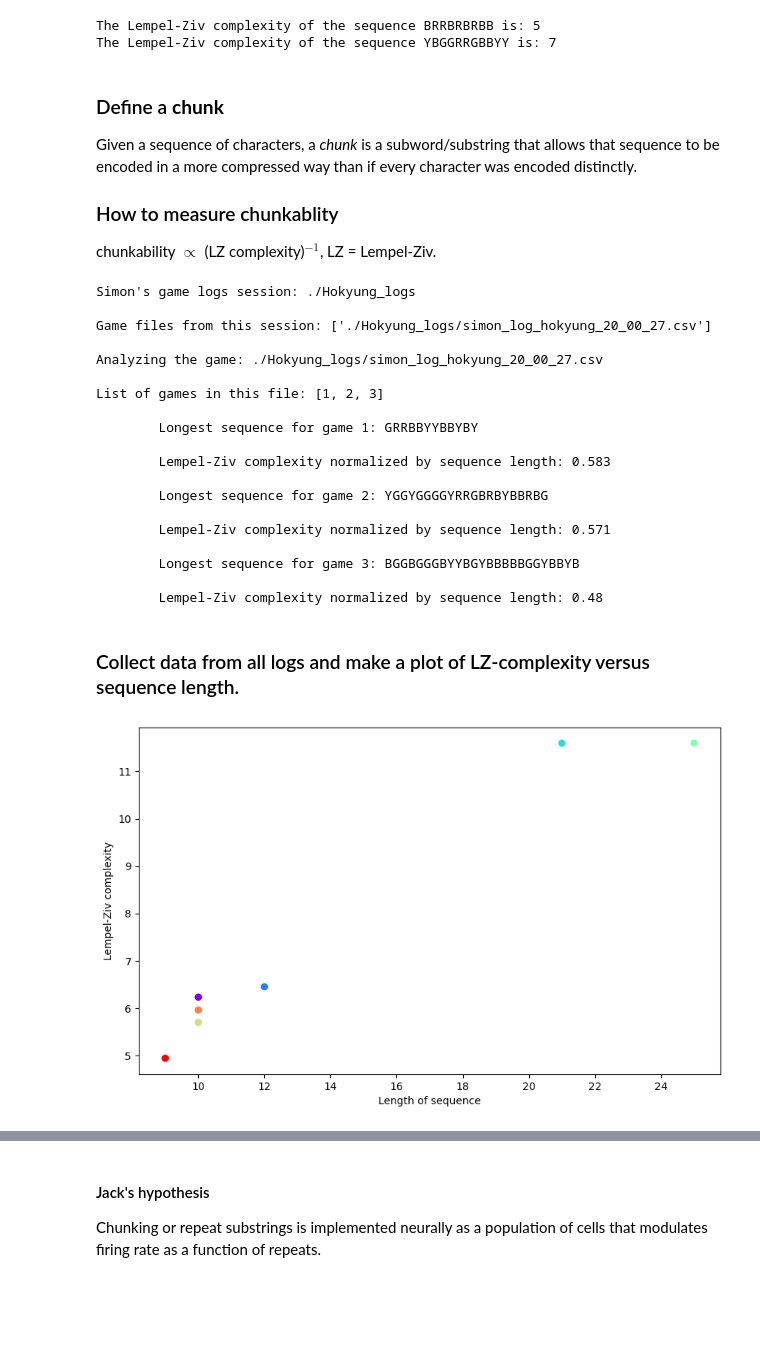
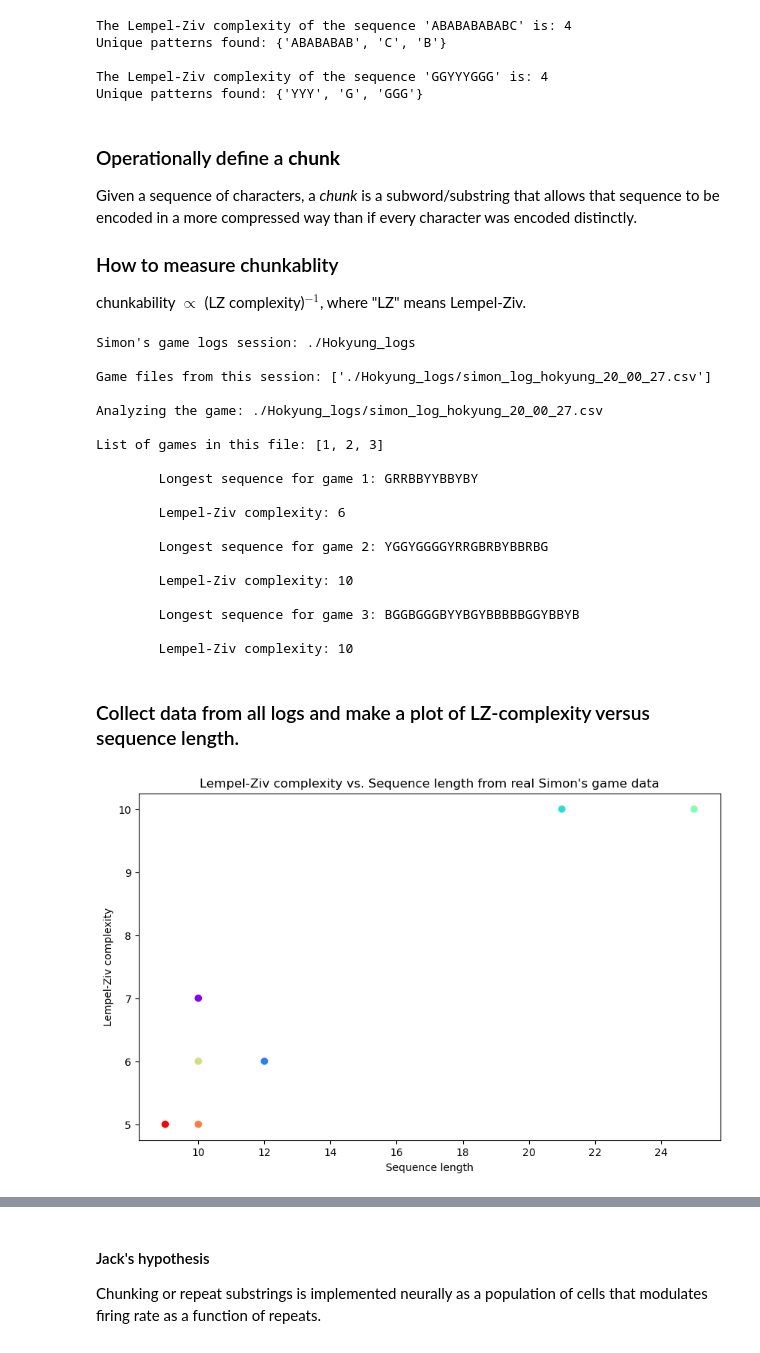
Before and after one commit to qsimeon/PSY1401Projects, a Jupyter notebook: final_project/LempelZivScheme.ipynb, the cells around one changed output, grey strips where cells are left out. Cells and saved outputs as stored; diff of their text form; code cells hidden in the pictures; blank space fills up the shorter version.

```diff
--- a/final_project/LempelZivScheme.ipynb
+++ b/final_project/LempelZivScheme.ipynb
@@ -13,45 +158,30 @@ For sequences derived from an alphabet larger than binary, you simply ensure tha
 # %%
-def lempel_ziv_complexity(sequence):
-    i, l = 0, 1
-    s = 0  # complexity
-    sub_strings = set()
-
-    while i + l <= len(sequence):
-        w = sequence[i : i + l]
-        if w not in sub_strings:
-            sub_strings.add(w)
-            i = i + l
-            l = 1
-            s += 1
-        else:
-            l += 1
-
-    return s
-
+# Testing with returning the unique patterns found
 
 # Example usage:
-sequence = "BRRBRBRBB"  # binary
-lz_complexity = lempel_ziv_complexity(sequence)
-print(f"The Lempel-Ziv complexity of the sequence {sequence} is: {lz_complexity}")
+sequence = "ABABABABABC"
+lz_complexity, patterns = lempel_ziv_complexity(sequence, return_patterns=True)
+print(f"The Lempel-Ziv complexity of the sequence '{sequence}' is {lz_complexity}")
+print(f"Unique patterns found: {patterns}\n")
 
 # Example usage:
-sequence = "YBGGRRGBBYY"  # quarternary
-lz_complexity = lempel_ziv_complexity(sequence)
-print(f"The Lempel-Ziv complexity of the sequence {sequence} is: {lz_complexity}")
+sequence = "GGYYYGGG"
+lz_complexity, patterns = lempel_ziv_complexity(sequence, return_patterns=True)
+print(f"The Lempel-Ziv complexity of the sequence '{sequence}' is {lz_complexity}")
+print(f"Unique patterns found: {patterns}\n")
 # %% [output]
-The Lempel-Ziv complexity of the sequence BRRBRBRBB is: 5
-The Lempel-Ziv complexity of the sequence YBGGRRGBBYY is: 7
+The Lempel-Ziv complexity of the sequence 'ABABABABABC' is: 4
+Unique patterns found: {'ABABABAB', 'C', 'B'}
+
+The Lempel-Ziv complexity of the sequence 'GGYYYGGG' is: 4
+Unique patterns found: {'YYY', 'G', 'GGG'}
 # %% [markdown]
-### Define a **chunk**
+### Operationally define a **chunk**
 Given a sequence of characters, a _chunk_ is a subword/substring that allows that sequence to be encoded in a more compressed way than if every character was encoded distinctly.
 
 ### How to measure chunkablity
-chunkability $\propto$ (LZ complexity)${}^{-1}$, LZ =  Lempel-Ziv.
+chunkability $\propto$ (LZ complexity)${}^{-1}$, where "LZ" means Lempel-Ziv.
 # %%
-import os
-import pandas as pd
-
-
 def parse_simon_game_csv(filepath):
     # Parse the CSV file and convert the color names to single characters
     dataframe = pd.read_csv(filepath)
@@ -120,9 +250,9 @@ print(f"List of games in this file: {list(game_sequences.keys())}\n")
 
 for game_number in game_sequences.keys():
     sequence = game_sequences[game_number]["longest_sequence"]
-    print(f"\tLongest sequence for game {game_number}: {sequence}\n")
-    lz_score = round(lempel_ziv_complexity(sequence) / len(sequence), 3)
-    print(f"\tLempel-Ziv complexity normalized by sequence length: {lz_score}\n")
+    print(f"\tLongest sequence game {game_number}: {sequence}\n")
+    lz_score = round(lempel_ziv_complexity(sequence), 3)
+    print(f"\tLempel-Ziv complexity: {lz_score}\n")
 # %% [output]
 Simon's game logs session: ./Hokyung_logs
 
@@ -134,40 +264,37 @@ List of games in this file: [1, 2, 3]
 
         Longest sequence for game 1: GRRBBYYBBYBY
 
-        Lempel-Ziv complexity normalized by sequence length: 0.583
+        Lempel-Ziv complexity: 6
 
         Longest sequence for game 2: YGGYGGGGYRRGBRBYBBRBG
 
-        Lempel-Ziv complexity normalized by sequence length: 0.571
+        Lempel-Ziv complexity: 10
 
         Longest sequence for game 3: BGGBGGGBYYBGYBBBBBGGYBBYB
 
-        Lempel-Ziv complexity normalized by sequence length: 0.48
+        Lempel-Ziv complexity: 10
 # %% [markdown]
 ### Collect data from all logs and make a plot of LZ-complexity versus sequence length.
 # %%
-import numpy as np
-import matplotlib.pyplot as plt
-
 root_path = "."  # all the games are within subdirectories
 all_sessions_data = parse_simons_game_logs(root_path)
 
 sequences, scores = [], []
 for session in all_sessions_data:
     session_data = all_sessions_data[session]
     for game in session_data:
         sequence = session_data[game]["longest_sequence"]
         sequences.append(sequence)
         score = round(lempel_ziv_complexity(sequence), 3)
         scores.append(score)
 lengths = np.array([len(seq) for seq in sequences])
 colors = plt.cm.rainbow(np.linspace(0, 1, len(lengths)))
-jitters = np.random.randn(len(lengths)) * 0.5
 
 plt.figure(figsize=(10, 6))
-plt.scatter(lengths, scores + jitters, color=colors)
-plt.xlabel("Length of sequence")
+plt.scatter(lengths, scores, color=colors)
+plt.xlabel("Sequence length")
 plt.ylabel("Lempel-Ziv complexity")
+plt.title("Lempel-Ziv complexity vs. Sequence length from real Simon's game data")
 plt.show()
 # %% [output]
-[figure, old version]
+[figure, new version]
```
Also changed, not shown: parts of 11 cells of this notebook, 3 other files.
